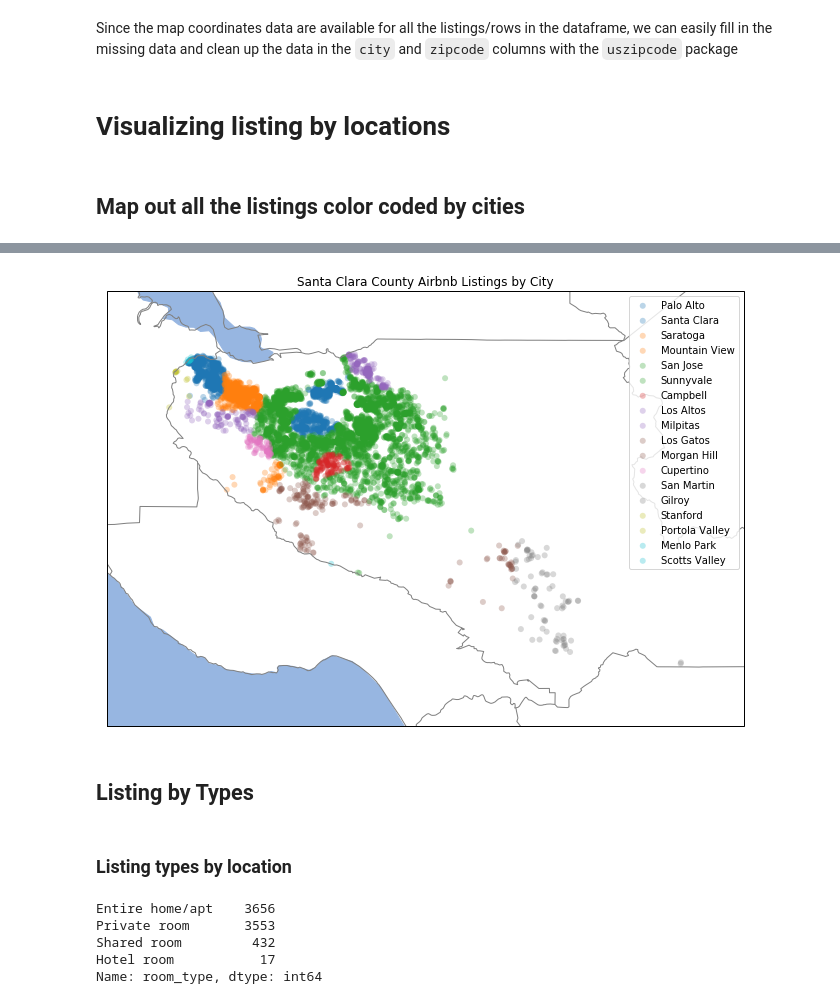
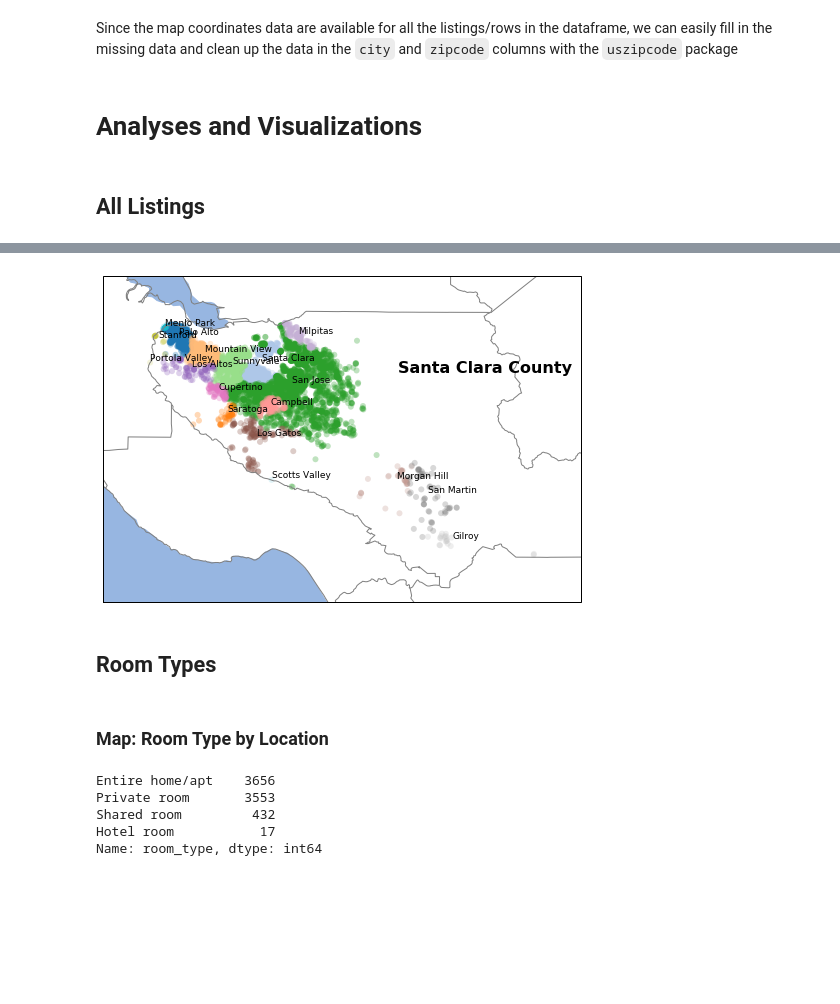
Before and after one commit to caroger/airbnb, a Jupyter notebook: listing.ipynb, the cells around one changed output, grey strips where cells are left out. Saved outputs shown, nothing was run; the diff lists cells and outputs as text; code cells hidden in the pictures; blank space fills up the shorter version.

```diff
--- a/listing.ipynb
+++ b/listing.ipynb
@@ -220,34 +241,26 @@ for lat, lng in zip(df["latitude"], df["longitude"]):
 df["new_city"] = city_list
 df["new_zipcode"] = zipcode_list
-# %% [markdown]
-# Visualizing listing by locations
-# %% [markdown]
-## Map out all the listings color coded by cities
+# %% [markdown]
+# Analyses and Visualizations
+# %% [markdown]
+## All Listings
 # %%
-import cartopy.crs as ccrs
-import cartopy.feature as cfeature
-import cartopy.io.shapereader as shpreader
-import seaborn as sns
-import warnings
-
-warnings.filterwarnings(action="once")
-
-## shape file with US county info
-## https://catalog.data.gov/dataset/tiger-line-shapefile-2017-nation-u-s-current-county-and-equivalent-national-shapefile
+# shape file with US county info
+# https://catalog.data.gov/dataset/tiger-line-shapefile-2017-nation-u-s-current-county-and-equivalent-national-shapefile
 
 fname = "data/countyl010g_shp_nt00964/countyl010g.shp"
 reader = shpreader.Reader(fname)
 counties = list(reader.geometries())
 COUNTIES = cfeature.ShapelyFeature(counties, ccrs.PlateCarree())
 
-## draw a map with US county lines
-plt.figure(figsize=(18, 8))
+# draw a map with US county lines
+plt.figure(figsize=(9, 6))
 ax = plt.axes(projection=ccrs.PlateCarree())
 ax.add_feature(cfeature.OCEAN.with_scale("10m"))
 ax.add_feature(cfeature.LAKES.with_scale("10m"))
 ax.add_feature(COUNTIES, facecolor="None", edgecolor="gray")
 
-## zoom-in to the Santa Clara County
+# zoom-in to the Santa Clara County
 BBox = [
     df.longitude.min() - 0.1,
     df.longitude.max() + 0.1,
@@ -256,21 +269,41 @@ BBox = [
 ]
 ax.set_extent(BBox)
 
-## Set colors for different cities within Santa Clara County
-cities = df['new_city'].unique()
-colors = [plt.cm.tab10(i/float(len(cities)-1)) for i in range(len(cities))]
+# Set colors for different cities within Santa Clara County
+cities = df["new_city"].unique()
+colors = [plt.cm.tab20(i / float(len(cities) - 1)) for i in range(len(cities))]
 
 for i, city in enumerate(cities):
     plt.scatter(
         "longitude",
         "latitude",
         data=df.loc[df.new_city == city, :],
-        c=colors[i],
+        c=np.array(list(colors[i])),
         label=str(city),
         edgecolors="None",
         linewidths=0.2,
         alpha=0.3,
     )
-ax.legend()
-plt.title("Santa Clara County Airbnb Listings by City");
+
+
+# Add text anotation for all the cities
+style = dict(size=9, color="black")
+lat = df.groupby("new_city").mean()["latitude"]
+lon = df.groupby("new_city").mean()["longitude"]
+cities = lat.index.to_list()
+
+# Add text anotation for Santa Clara County
+ax.text(
+    df["longitude"].mean() + 0.3,
+    df["latitude"].mean(),
+    "Santa Clara County",
+    fontsize=16,
+    fontweight="bold",
+)
+
+
+for i, j, k in zip(lon, lat, cities):
+    ax.text(i, j, k, **style, va="bottom", ha="left")
+
+plt.savefig("image/map.png", dpi=200, bbox_inches="tight", pad_inches=0.1)
 # %% [output]
@@ -277,8 +328,8 @@ plt.title("Santa Clara County Airbnb Listings by City");
-[figure, old version]
+[figure, new version]
 # %% [markdown]
-## Listing by Types
+## Room Types
-# %% [markdown]
-### Listing types by location
+# %% [markdown]
+### Map: Room Type by Location
 # %%
 df.room_type.value_counts()
 # %% [output]
```
Also changed, not shown: parts of 56 cells of this notebook, 4 other files.
